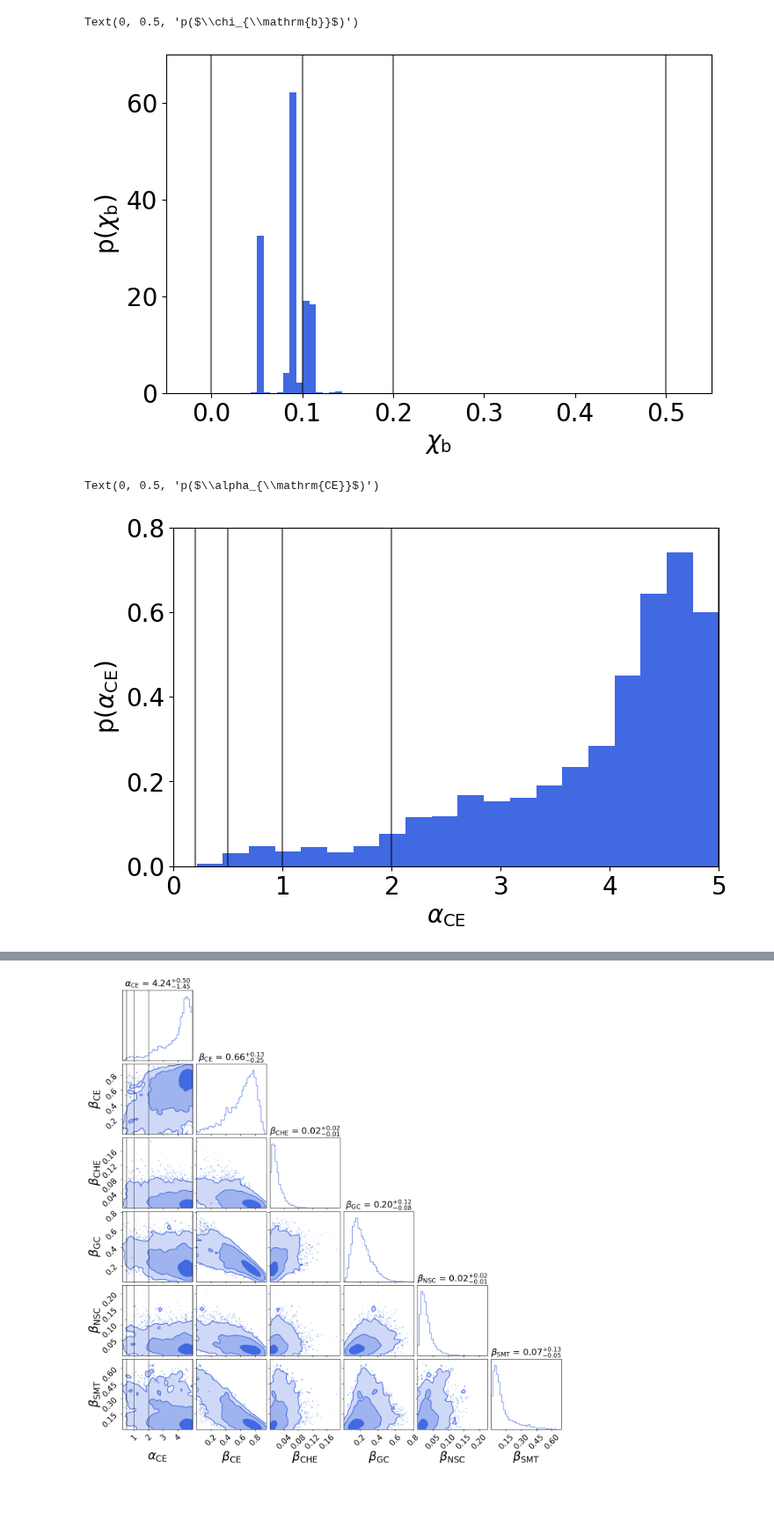
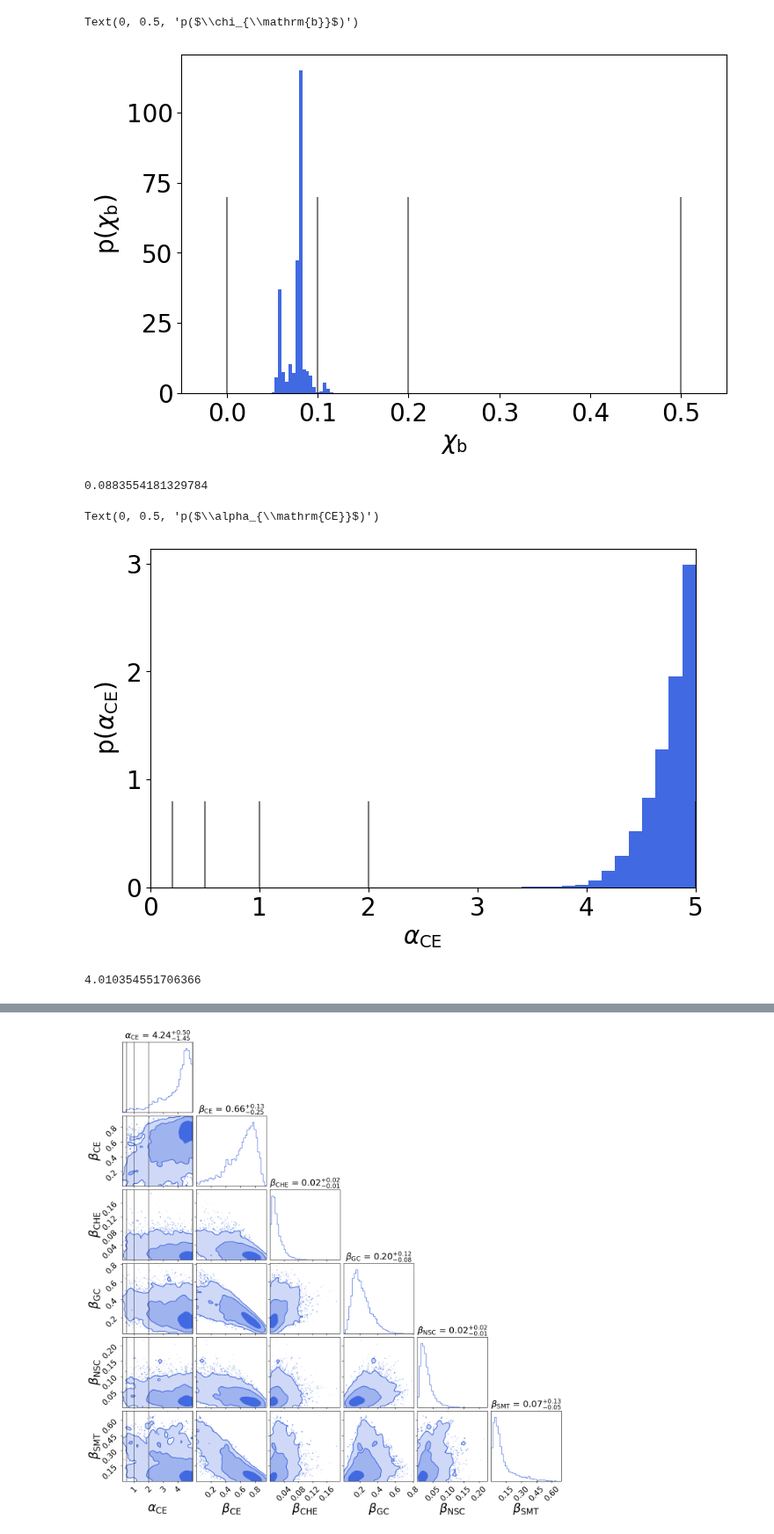
Before and after one commit to scolloms/AMAZE_model_selection, a Jupyter notebook: rns/postsample_analyses_continu.ipynb, the cells around one changed output, grey strips where cells are left out. Shown at 88% size. Saved outputs shown, nothing was run; the diff lists cells and outputs as text; code cells hidden in the pictures; blank space fills up the shorter version.

```diff
--- a/rns/postsample_analyses_continu.ipynb
+++ b/rns/postsample_analyses_continu.ipynb
@@ -9,7 +10,7 @@ from matplotlib import gridspec
 
 from scipy.stats import dirichlet
 # %%
-flow_filename = '/Users/stormcolloms/Documents/PhD/Project_work/AMAZE_model_selection/rns/Flows_200324_contcorrectalpha/output.hdf5'
+flow_filename = '/data/wiay/2297403c/amaze_model_select/AMAZE_model_selection/rns/Flows_260624_contGwtc310000Nsamp/output_seed314_highreg.hdf5'
 flow_file = h5py.File(flow_filename, 'r')
 
 chi_b = [0.,0.1,0.2,0.5]
@@ -19,13 +20,12 @@ alpha = [0.2,0.5,1.,2.,5.]
 #relative samples in each alpha
 plt.rcParams.update({'font.size': 20})
 fig = plt.figure(figsize=(8,5))
+chib_samps = list(flow_file['model_selection']['samples']['block0_values'][:,0])
 
-alpha_samps = list(flow_file['model_selection']['samples']['block0_values'][:,0])
-
-plt.hist(alpha_samps, density=True, label='flow', color='royalblue', bins=18)
+plt.hist(chib_samps, density=True, label='flow', color='royalblue', bins=18)
 for x in chi_b:
     plt.vlines(x, 0, 70, color='black', alpha=0.5)
-plt.ylim(0,70)
+#plt.ylim(0,70)
 plt.xlim(-0.05,.55)
 label = '$\chi_{\mathrm{b}}$'
 plt.xlabel(r'$\chi_{\mathrm{b}}$')
@@ -34,30 +34,34 @@ plt.ylabel(r'p($\chi_{\mathrm{b}}$)')
 #plt.savefig('/Users/stormcolloms/Documents/PhD/Project_work/AMAZE_model_selection/rns/Flows_140224_regularisation/plots/chib_flow_KDEcomp.pdf')
 # %% [output]
 Text(0, 0.5, 'p($\\chi_{\\mathrm{b}}$)')
-[figure, old version]
+[figure, new version]
 # %%
-np.mean(chi_b_samps)
+np.mean(chib_samps)
+# %% [output]
+0.0883554181329784
 # %%
 #relative samples in each alpha
 plt.rcParams.update({'font.size': 20})
 fig = plt.figure(figsize=(8,5))
 
 alpha_samps = list(flow_file['model_selection']['samples']['block0_values'][:,1])
 
 plt.hist(alpha_samps, density=True, label='flow', color='royalblue', bins=20)
 for a in alpha:
     plt.vlines(a, 0, 0.8, color='black', alpha=0.5)
-plt.ylim(0,0.8)
+#plt.ylim(0,0.8)
 plt.xlim(0,5)
 label = '$\alpha_{\mathrm{CE}}$'
 plt.xlabel(r'$\alpha_{\mathrm{CE}}$')
 plt.ylabel(r'p($\alpha_{\mathrm{CE}}$)')
 #plt.savefig('/Users/stormcolloms/Documents/PhD/Project_work/AMAZE_model_selection/rns/Flows_140224_regularisation/plots/alpha_flow_KDEcomp.pdf')
 # %% [output]
 Text(0, 0.5, 'p($\\alpha_{\\mathrm{CE}}$)')
-[figure, old version]
+[figure, new version]
 # %%
 np.mean(alpha_samps)
+# %% [output]
+4.010354551706366
 # %%
 #corner plots of betas
 branching_fracs = np.array(flow_file['model_selection']['samples']['block0_values'])
```
Also changed, not shown: parts of 8 cells of this notebook, 37 other files.
